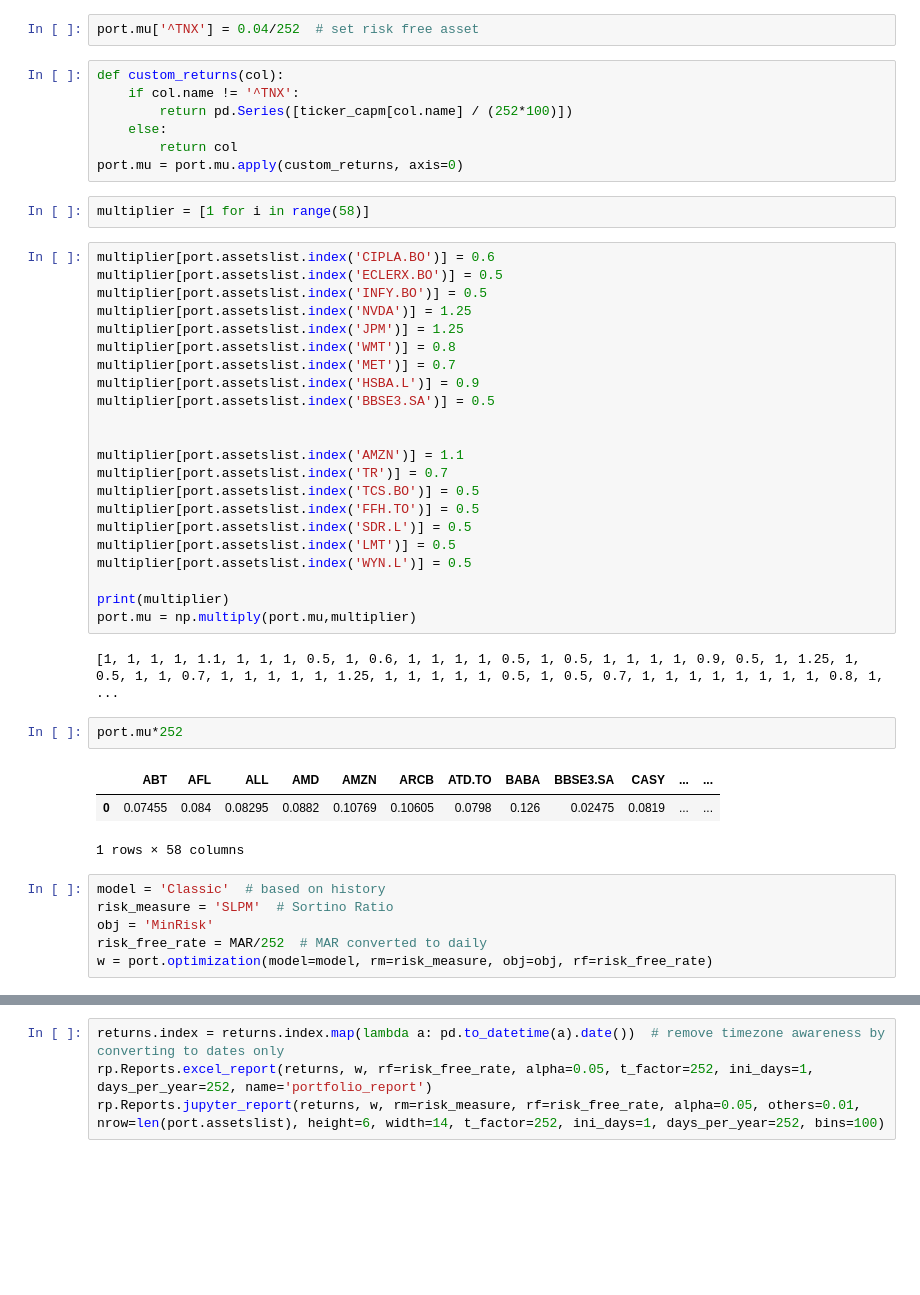
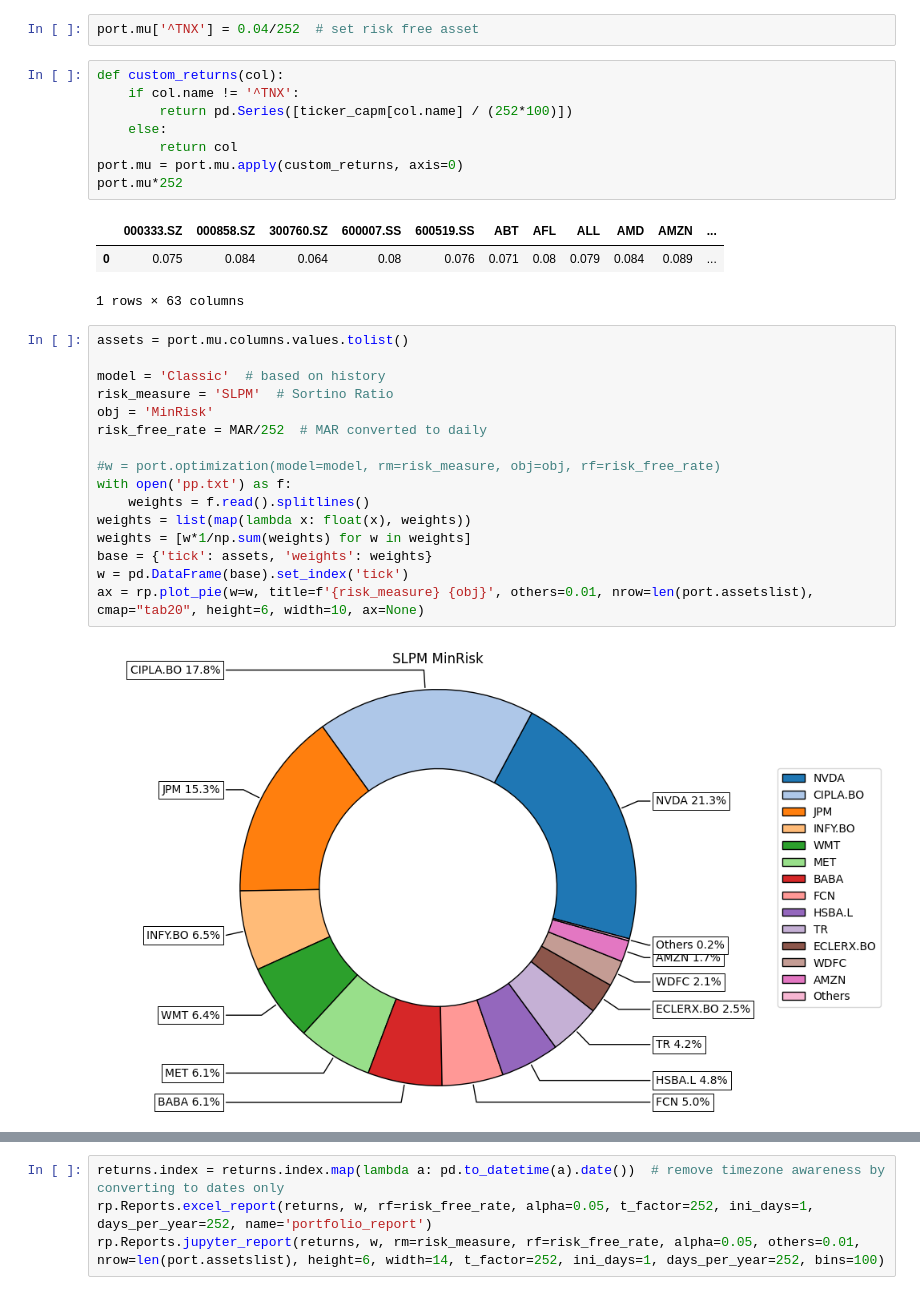
Before and after one commit to aliencaocao/wharton-comp, a Jupyter notebook: portfolio optimization.ipynb, the cells around one changed output, grey strips where cells are left out. Saved outputs shown, nothing was run; the diff lists cells and outputs as text; blank space fills up the shorter version.

```diff
--- a/portfolio optimization.ipynb
+++ b/portfolio optimization.ipynb
@@ -55,41 +56,26 @@ def custom_returns(col):
     else:
         return col
 port.mu = port.mu.apply(custom_returns, axis=0)
+port.mu*252
+# %% [output]
+|  | 000333.SZ | 000858.SZ | 300760.SZ | 600007.SS | 600519.SS | ABT | AFL | ALL | AMD | AMZN | ... |
+| 0 | 0.075 | 0.084 | 0.064 | 0.08 | 0.076 | 0.071 | 0.08 | 0.079 | 0.084 | 0.089 | ... |
+1 rows × 63 columns
-# %%
-multiplier = [1 for i in range(58)]
-# %%
-multiplier[port.assetslist.index('CIPLA.BO')] = 0.6
-multiplier[port.assetslist.index('ECLERX.BO')] = 0.5
-multiplier[port.assetslist.index('INFY.BO')] = 0.5
-multiplier[port.assetslist.index('NVDA')] = 1.25
-multiplier[port.assetslist.index('JPM')] = 1.25
-multiplier[port.assetslist.index('WMT')] = 0.8
-multiplier[port.assetslist.index('MET')] = 0.7
-multiplier[port.assetslist.index('HSBA.L')] = 0.9
-multiplier[port.assetslist.index('BBSE3.SA')] = 0.5
-
-
-multiplier[port.assetslist.index('AMZN')] = 1.1
-multiplier[port.assetslist.index('TR')] = 0.7
-multiplier[port.assetslist.index('TCS.BO')] = 0.5
-multiplier[port.assetslist.index('FFH.TO')] = 0.5
-multiplier[port.assetslist.index('SDR.L')] = 0.5
-multiplier[port.assetslist.index('LMT')] = 0.5
-multiplier[port.assetslist.index('WYN.L')] = 0.5
-
-print(multiplier)
-port.mu = np.multiply(port.mu,multiplier)
-# %% [output]
-[1, 1, 1, 1, 1.1, 1, 1, 1, 0.5, 1, 0.6, 1, 1, 1, 1, 0.5, 1, 0.5, 1, 1, 1, 1, 0.9, 0.5, 1, 1.25, 1, 0.5, 1, 1, 0.7, 1, 1, 1, 1, 1, 1.25, 1, 1, 1, 1, 1, 0.5, 1, 0.5, 0.7, 1, 1, 1, 1, 1, 1, 1, 1, 0.8, 1, ...
-# %%
-port.mu*252
-# %% [output]
-|  | ABT | AFL | ALL | AMD | AMZN | ARCB | ATD.TO | BABA | BBSE3.SA | CASY | ... | ... |
-| 0 | 0.07455 | 0.084 | 0.08295 | 0.0882 | 0.10769 | 0.10605 | 0.0798 | 0.126 | 0.02475 | 0.0819 | ... | ... |
-1 rows × 58 columns
-# %%
-model = 'Classic'  # based on history
-risk_measure = 'SLPM'  # Sortino Ratio
-obj = 'MinRisk'
-risk_free_rate = MAR/252  # MAR converted to daily
-w = port.optimization(model=model, rm=risk_measure, obj=obj, rf=risk_free_rate)
+# %%
+assets = port.mu.columns.values.tolist()
+
+model = 'Classic'  # based on history
+risk_measure = 'SLPM'  # Sortino Ratio
+obj = 'MinRisk'
+risk_free_rate = MAR/252  # MAR converted to daily
+
+#w = port.optimization(model=model, rm=risk_measure, obj=obj, rf=risk_free_rate)
+with open('pp.txt') as f:
+    weights = f.read().splitlines()
+weights = list(map(lambda x: float(x), weights))
+weights = [w*1/np.sum(weights) for w in weights]
+base = {'tick': assets, 'weights': weights}
+w = pd.DataFrame(base).set_index('tick')
+ax = rp.plot_pie(w=w, title=f'{risk_measure} {obj}', others=0.01, nrow=len(port.assetslist), cmap="tab20", height=6, width=10, ax=None)
+# %% [output]
+[figure, added]
```
Also changed, not shown: parts of 9 cells of this notebook, 2 other files.
